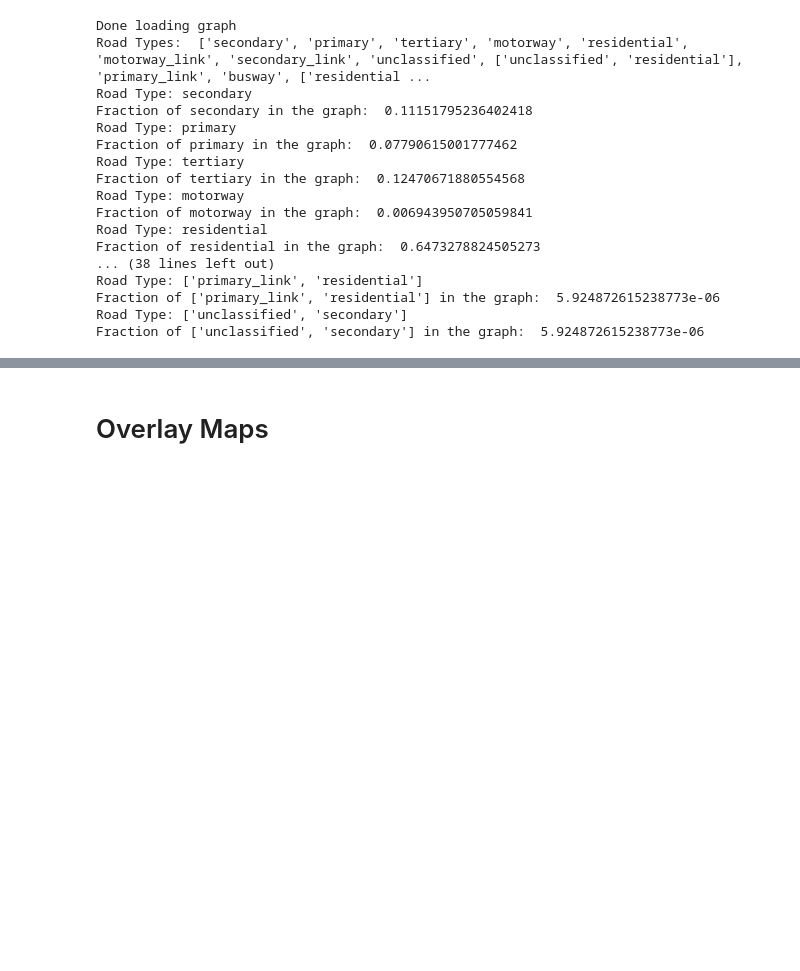
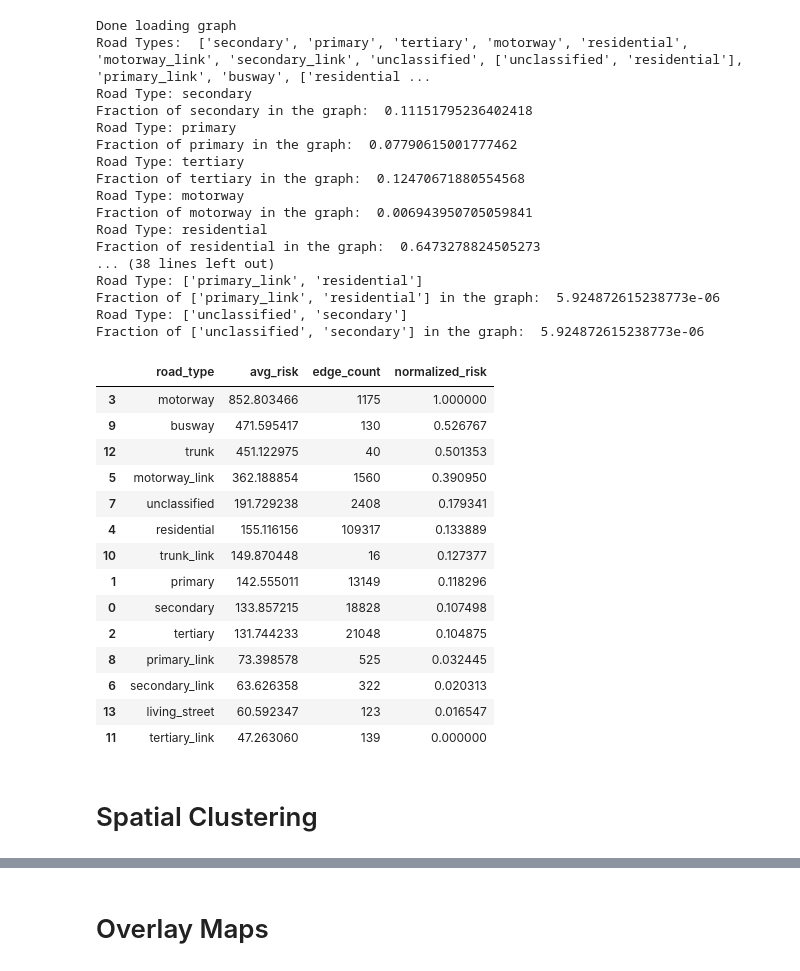
Before and after one commit to Yuzper/GeospatialDataScienceProject, a Jupyter notebook: GeoData.ipynb, the cells around one changed output, grey strips where cells are left out. Cells and saved outputs as stored; diff of their text form; code cells hidden in the pictures; blank space fills up the shorter version.

```diff
--- a/GeoData.ipynb
+++ b/GeoData.ipynb
@@ -123,0 +128,6 @@ Index(['Start_date', 'Start_hour', 'Start_Lat', 'Start_Lng', 'Visibility(mi)',
+# %%
+import routing_utils as ru
+
+G = ru.load_graph()
+G = ru.get_edge_data(G, weather="Clear")
+print("Done loading graph")
@@ -166,3 +173,55 @@ Road Type: ['primary_link', 'residential']
 Fraction of ['primary_link', 'residential'] in the graph:  5.924872615238773e-06
 Road Type: ['unclassified', 'secondary']
 Fraction of ['unclassified', 'secondary'] in the graph:  5.924872615238773e-06
+# %%
+from collections import defaultdict
+
+def risk_by_road_type(G):
+    road_type_risk = defaultdict(lambda: {"total_risk": 0, "count": 0})
+
+    for u, v, key, data in G.edges(keys=True, data=True):
+        road_type = data.get("highway")
+        if isinstance(road_type, list):
+            road_type = road_type[0]
+        if not road_type:
+            continue
+
+        risk = data.get("cost_risk", 0)
+        road_type_risk[road_type]["total_risk"] += risk
+        road_type_risk[road_type]["count"] += 1
+
+    # Compute average risk per road type
+    summary = []
+    for rt, vals in road_type_risk.items():
+        avg_risk = vals["total_risk"] / vals["count"]
+        summary.append((rt, avg_risk, vals["count"]))
+
+    df_risk = pd.DataFrame(summary, columns=["road_type", "avg_risk", "edge_count"])
+
+    # Add normalized risk column (min-max normalization)
+    min_risk = df_risk["avg_risk"].min()
+    max_risk = df_risk["avg_risk"].max()
+    df_risk["normalized_risk"] = (df_risk["avg_risk"] - min_risk) / (max_risk - min_risk)
+
+    df_risk = df_risk.sort_values("avg_risk", ascending=False)
+    return df_risk
+
+risk_by_road_type(G)
+# %% [output]
+|  | road_type | avg_risk | edge_count | normalized_risk |
+| 3 | motorway | 852.803466 | 1175 | 1.000000 |
+| 9 | busway | 471.595417 | 130 | 0.526767 |
+| 12 | trunk | 451.122975 | 40 | 0.501353 |
+| 5 | motorway_link | 362.188854 | 1560 | 0.390950 |
+| 7 | unclassified | 191.729238 | 2408 | 0.179341 |
+| 4 | residential | 155.116156 | 109317 | 0.133889 |
+| 10 | trunk_link | 149.870448 | 16 | 0.127377 |
+| 1 | primary | 142.555011 | 13149 | 0.118296 |
+| 0 | secondary | 133.857215 | 18828 | 0.107498 |
+| 2 | tertiary | 131.744233 | 21048 | 0.104875 |
+| 8 | primary_link | 73.398578 | 525 | 0.032445 |
+| 6 | secondary_link | 63.626358 | 322 | 0.020313 |
+| 13 | living_street | 60.592347 | 123 | 0.016547 |
+| 11 | tertiary_link | 47.263060 | 139 | 0.000000 |
+# %% [markdown]
+# Spatial Clustering
```
Also changed, not shown: parts of 7 cells of this notebook, 13 other files.
